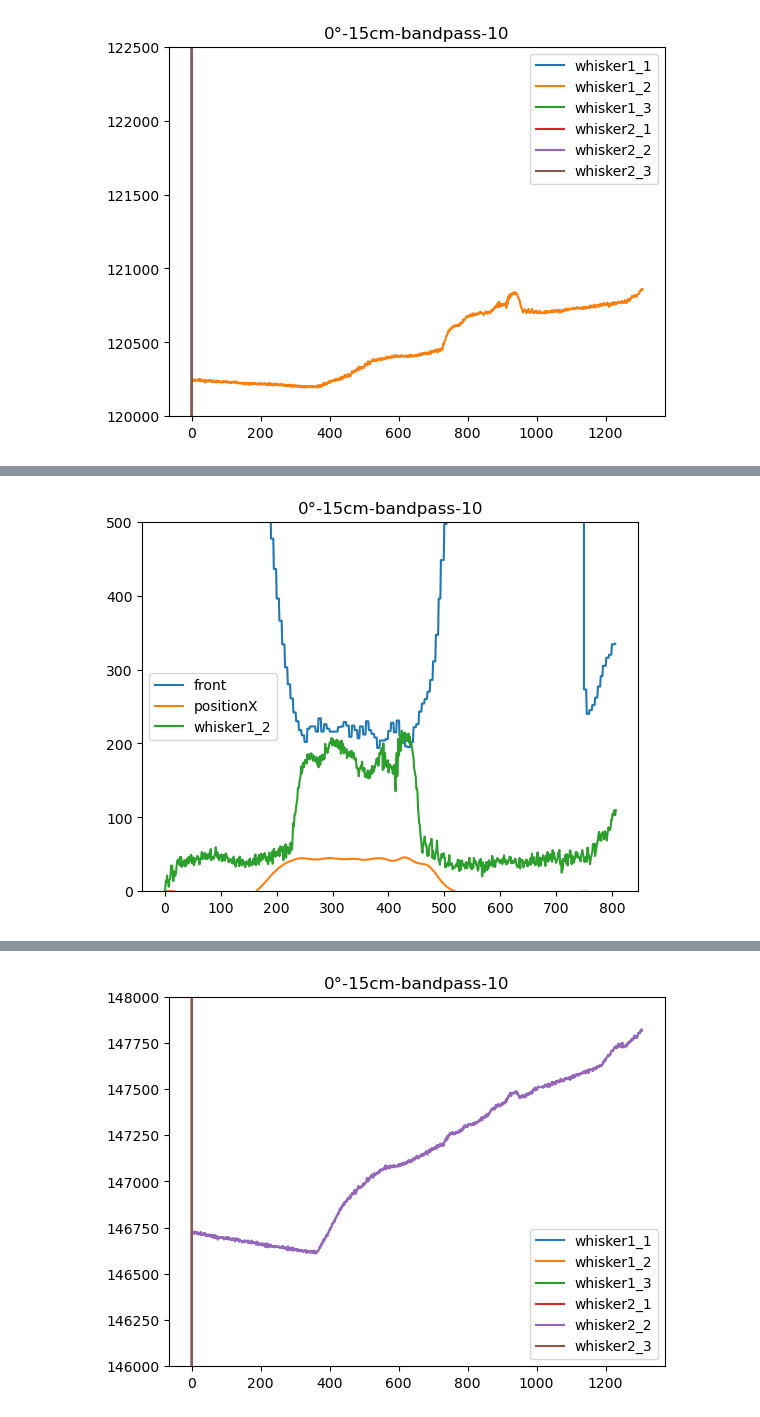
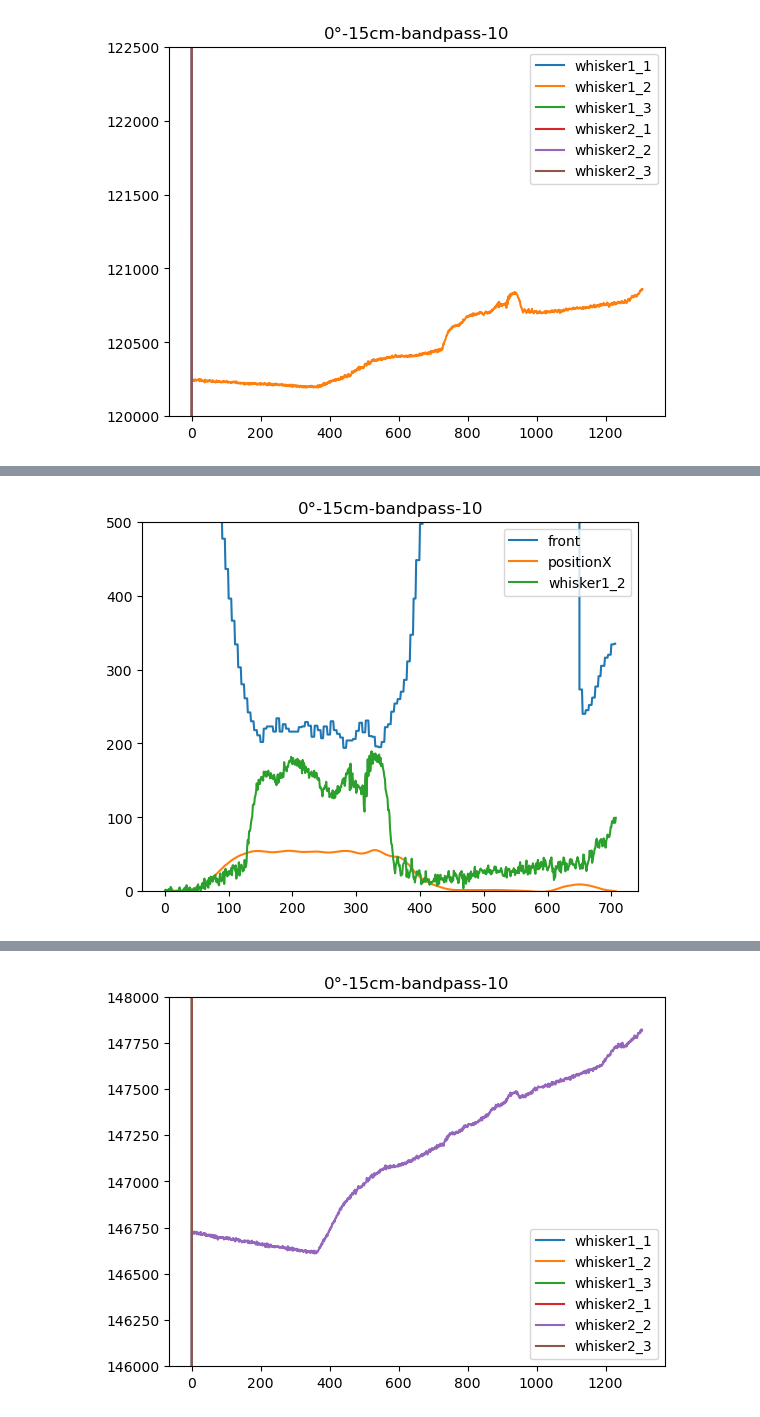
Before and after one commit to TacYee/autonomous-fly, a Jupyter notebook: Optitrack/plotter.ipynb, the cells around one changed output, grey strips where cells are left out. Saved outputs shown, nothing was run; the diff lists cells and outputs as text; code cells hidden in the pictures.

Commit message:
update data and plotter but optitrack does not work well

```diff
--- a/Optitrack/plotter.ipynb
+++ b/Optitrack/plotter.ipynb
@@ -384,8 +481,8 @@ plt.show()
 # %%
 data = pd.read_csv('data/20240205/hit1.csv')
-pressure=data.iloc[500:,6:13].values
-laser=data.iloc[500:,-1].values
-position=data.iloc[500:,1:4].values
+pressure=data.iloc[600:,6:13].values
+laser=data.iloc[600:,-1].values
+position=data.iloc[600:,1:4].values
 # laser=data.iloc[700:1250,18].values
 # position=data.iloc[700:1250,1:4].values
 # y_placement=data.iloc[:,4].values
@@ -393,32 +490,32 @@ position=data.iloc[500:,1:4].values
 # x_placement=data.iloc[:,6].values
 # orientation=data.iloc[:,7].values
 # plt.plot(pressure[:,1],label="whisker1_1")
 # plt.plot(pressure[:,2],label="whisker1_2")
 # plt.plot(pressure[:,3],label="whisker1_3")
 # plt.plot(pressure[:,4],label="whisker2_1")
 # plt.plot(pressure[:,5],label="whisker2_2")
 # plt.plot(pressure[:,6],label="whisker2_3")
 filtedData=apply_lowpass_filter(pressure, 10,50)
-filtedData=apply_highpass_filter(pressure, 0.05,50)
+filtedData=apply_highpass_filter(pressure, 0.06,50)
 plt.plot(laser,label='front')
 plt.plot(position[:,0]*100-position[0,0]*100,label='positionX')
 # # print(pressure)
 # # print(filtedData)
 # plt.plot(filtedData[:,1],label="whisker1_1")
 plt.plot(filtedData[:,2],label="whisker1_2")
 # plt.plot(filtedData[:,3],label="whisker1_3")
 # plt.plot(filtedData[:,4],label="whisker2_1")
 # plt.plot(filtedData[:,5],label="whisker2_2")
 # plt.plot(filtedData[:,6],label="whisker2_3")
 
 # plt.plot(laser,label='front')
 # plt.plot(position[:,0]*100-position[0,0]*100,label='positionX')
 plt.legend()
 # plt.plot(y_placement)
 # plt.plot(force)
 plt.title("0°-15cm-bandpass-10")
 plt.ylim(0, 500)
 # plt.savefig('merged/filter/0°-15cm-bandpass-10.png')
 plt.show()
 # %% [output]
-[figure, old version]
+[figure, new version]
```
Also changed, not shown: parts of 5 cells of this notebook, 12 other files.
